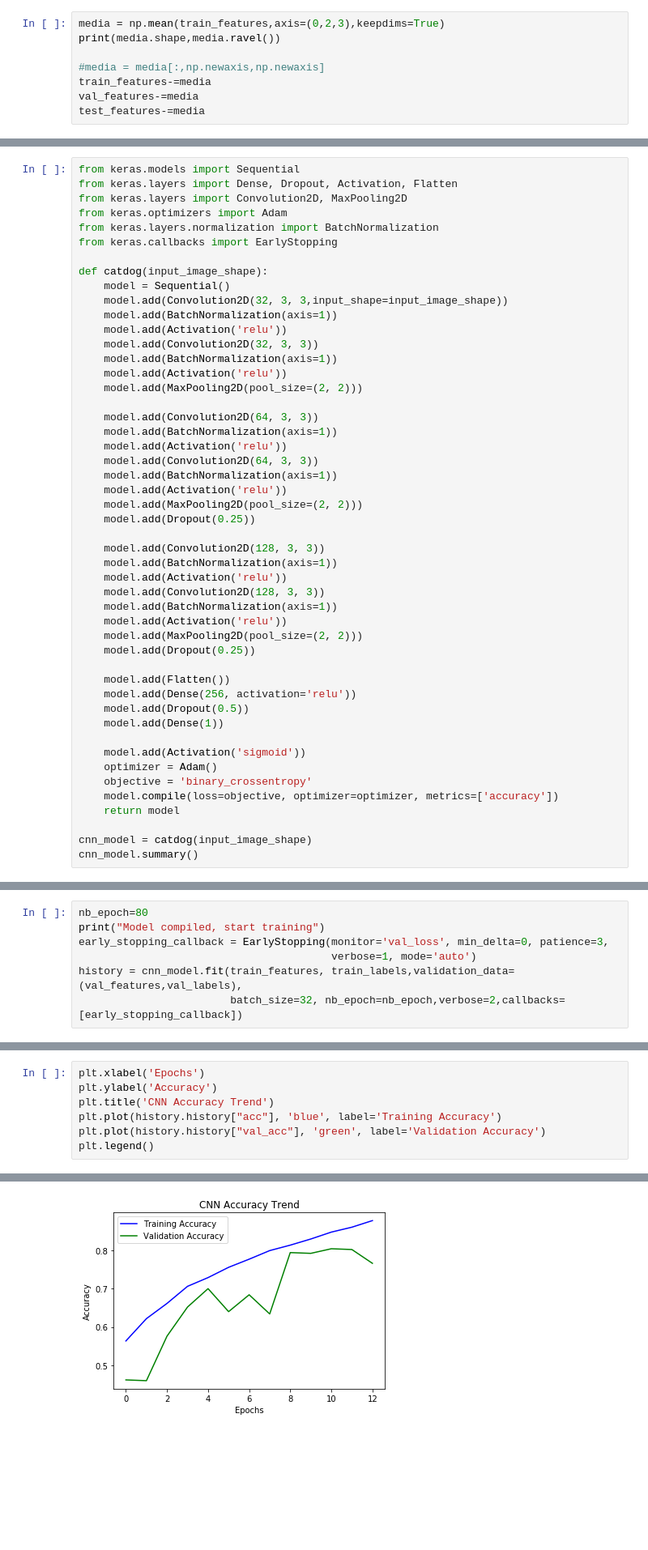
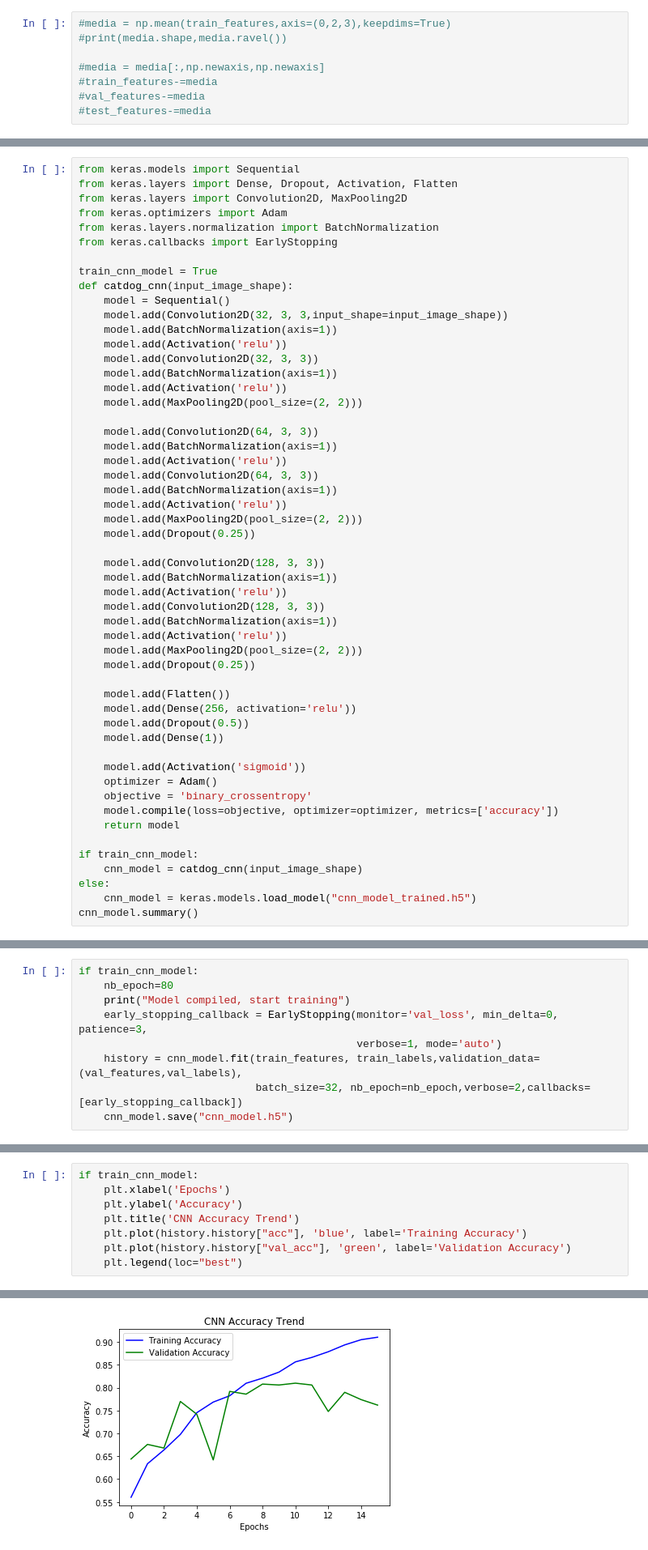
Before and after one commit to gonzmg88/cnn_basic_course, a Jupyter notebook: FC_and_CNN.ipynb, the cells around one changed output, grey strips where cells are left out. Shown at 81% size. Drawn from its saved outputs; the diff is of its cells as text; blank space fills up the shorter version.

```diff
--- a/FC_and_CNN.ipynb
+++ b/FC_and_CNN.ipynb
@@ -78,8 +112,8 @@ display(Image(train_files[index_example]))
 # %%
-media = np.mean(train_features,axis=(0,2,3),keepdims=True)
-print(media.shape,media.ravel())
+#media = np.mean(train_features,axis=(0,2,3),keepdims=True)
+#print(media.shape,media.ravel())
 
 #media = media[:,np.newaxis,np.newaxis]
-train_features-=media
-val_features-=media
-test_features-=media
+#train_features-=media
+#val_features-=media
+#test_features-=media
@@ -217,7 +266,8 @@ from keras.optimizers import Adam
 from keras.layers.normalization import BatchNormalization
 from keras.callbacks import EarlyStopping
 
-def catdog(input_image_shape):
+train_cnn_model = True
+def catdog_cnn(input_image_shape):
     model = Sequential()
     model.add(Convolution2D(32, 3, 3,input_shape=input_image_shape))
     model.add(BatchNormalization(axis=1))
@@ -256,7 +306,10 @@ def catdog(input_image_shape):
     model.compile(loss=objective, optimizer=optimizer, metrics=['accuracy'])
     return model
 
-cnn_model = catdog(input_image_shape)
+if train_cnn_model:
+    cnn_model = catdog_cnn(input_image_shape)
+else:
+    cnn_model = keras.models.load_model("cnn_model_trained.h5")
 cnn_model.summary()
 # %% [output]
 ____________________________________________________________________________________________________
@@ -277,12 +330,14 @@ Trainable params: 419,489
 Non-trainable params: 896
 ____________________________________________________________________________________________________
 # %%
-nb_epoch=80
-print("Model compiled, start training")
-early_stopping_callback = EarlyStopping(monitor='val_loss', min_delta=0, patience=3,
-                                        verbose=1, mode='auto')
-history = cnn_model.fit(train_features, train_labels,validation_data=(val_features,val_labels),
-                        batch_size=32, nb_epoch=nb_epoch,verbose=2,callbacks=[early_stopping_callback])
+if train_cnn_model:
+    nb_epoch=80
+    print("Model compiled, start training")
+    early_stopping_callback = EarlyStopping(monitor='val_loss', min_delta=0, patience=3,
+                                            verbose=1, mode='auto')
+    history = cnn_model.fit(train_features, train_labels,validation_data=(val_features,val_labels),
+                            batch_size=32, nb_epoch=nb_epoch,verbose=2,callbacks=[early_stopping_callback])
+    cnn_model.save("cnn_model.h5")
 # %% [output]
 Model compiled, start training
 Train on 5000 samples, validate on 500 samples
@@ -315,8 +370,9 @@ plt.legend()
 # %%
-plt.xlabel('Epochs')
-plt.ylabel('Accuracy')
-plt.title('CNN Accuracy Trend')
-plt.plot(history.history["acc"], 'blue', label='Training Accuracy')
-plt.plot(history.history["val_acc"], 'green', label='Validation Accuracy')
-plt.legend()
+if train_cnn_model:
+    plt.xlabel('Epochs')
+    plt.ylabel('Accuracy')
+    plt.title('CNN Accuracy Trend')
+    plt.plot(history.history["acc"], 'blue', label='Training Accuracy')
+    plt.plot(history.history["val_acc"], 'green', label='Validation Accuracy')
+    plt.legend(loc="best")
 # %% [output]
@@ -324,4 +379,4 @@ plt.legend()
-[figure, old version]
+[figure, new version]
 # %%
 # evaluate the model
 results = cnn_model.evaluate(test_features,test_labels)
```
Also changed, not shown: parts of 29 cells of this notebook, 7 other files.
